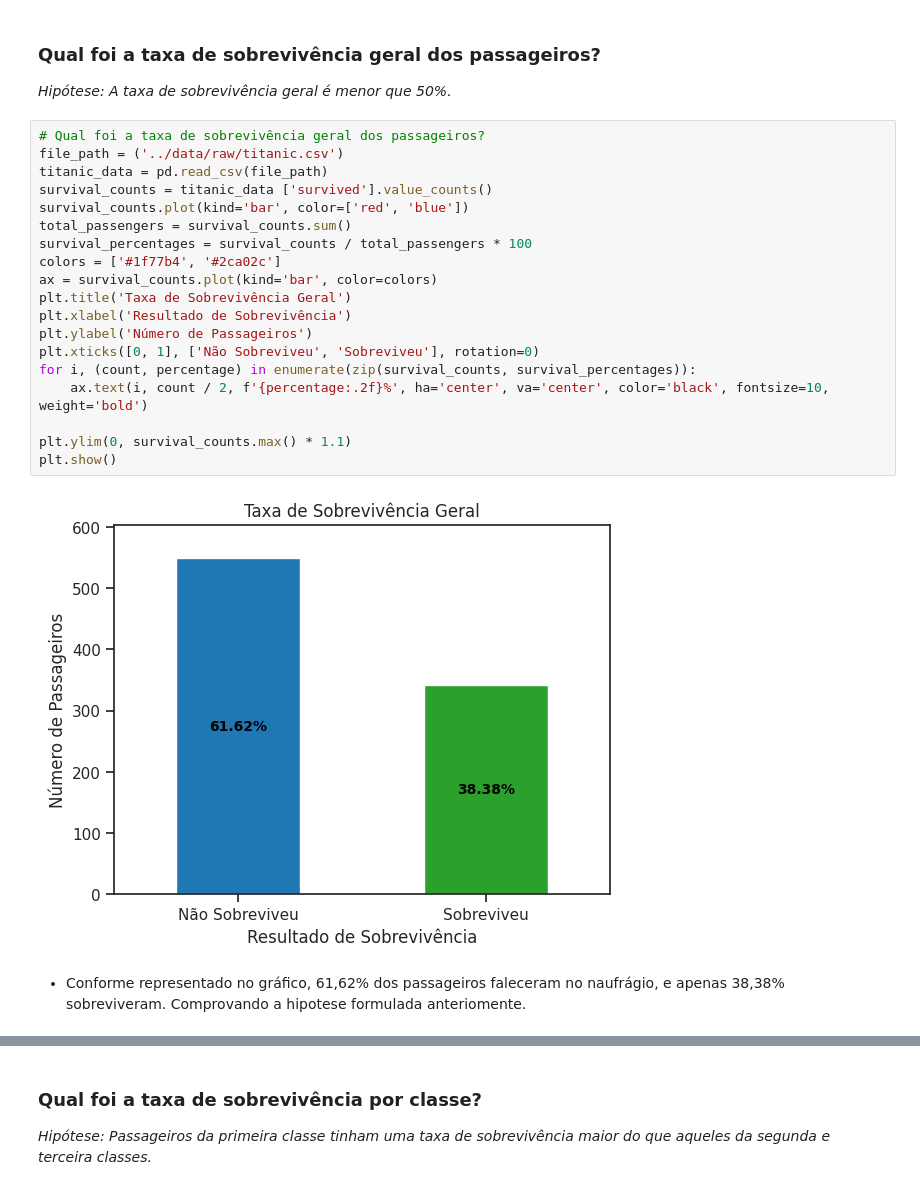
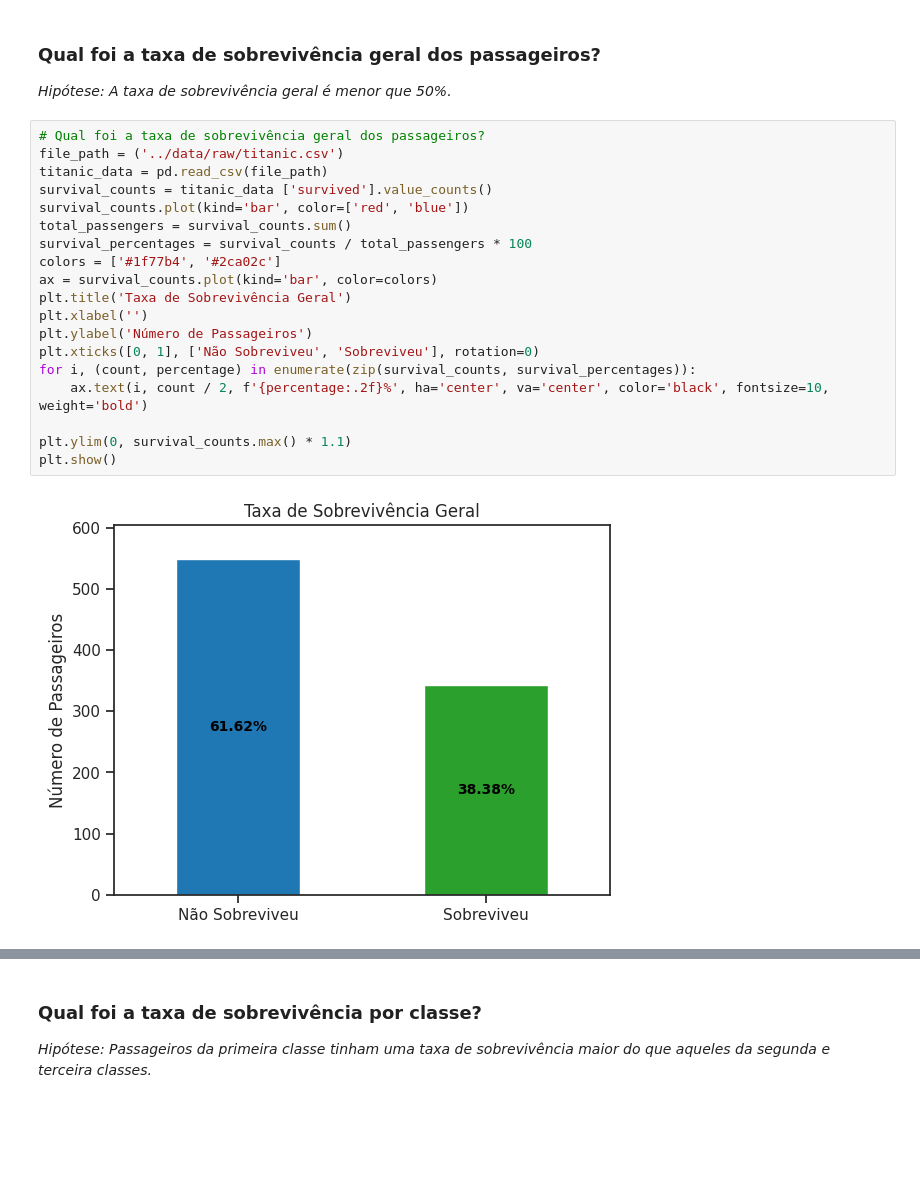
Before and after one commit to KesavaS2/Avanti-Bootcamp-cdd, a Jupyter notebook: notebooks/01-exploratory_data_analysis.ipynb, the cells around one changed output, grey strips where cells are left out. Cells and saved outputs as stored; diff of their text form; blank space fills up the shorter version.

```diff
--- a/notebooks/01-exploratory_data_analysis.ipynb
+++ b/notebooks/01-exploratory_data_analysis.ipynb
@@ -148,23 +152,21 @@ _Hipótese: A taxa de sobrevivência geral é menor que 50%._
 # %%
 # Qual foi a taxa de sobrevivência geral dos passageiros?
 file_path = ('../data/raw/titanic.csv')
 titanic_data = pd.read_csv(file_path)
 survival_counts = titanic_data ['survived'].value_counts()
 survival_counts.plot(kind='bar', color=['red', 'blue'])
 total_passengers = survival_counts.sum()
 survival_percentages = survival_counts / total_passengers * 100
 colors = ['#1f77b4', '#2ca02c']
 ax = survival_counts.plot(kind='bar', color=colors)
 plt.title('Taxa de Sobrevivência Geral')
-plt.xlabel('Resultado de Sobrevivência')
+plt.xlabel('')
 plt.ylabel('Número de Passageiros')
 plt.xticks([0, 1], ['Não Sobreviveu', 'Sobreviveu'], rotation=0)
 for i, (count, percentage) in enumerate(zip(survival_counts, survival_percentages)):
     ax.text(i, count / 2, f'{percentage:.2f}%', ha='center', va='center', color='black', fontsize=10, weight='bold')
 
 plt.ylim(0, survival_counts.max() * 1.1)
 plt.show()
 # %% [output]
-[figure, old version]
+[figure, new version]
-# %% [markdown]
-* Conforme representado no gráfico, 61,62% dos passageiros faleceram no naufrágio, e apenas 38,38% sobreviveram. Comprovando a hipotese formulada anteriomente.
```
Also changed, not shown: parts of 10 cells of this notebook.
